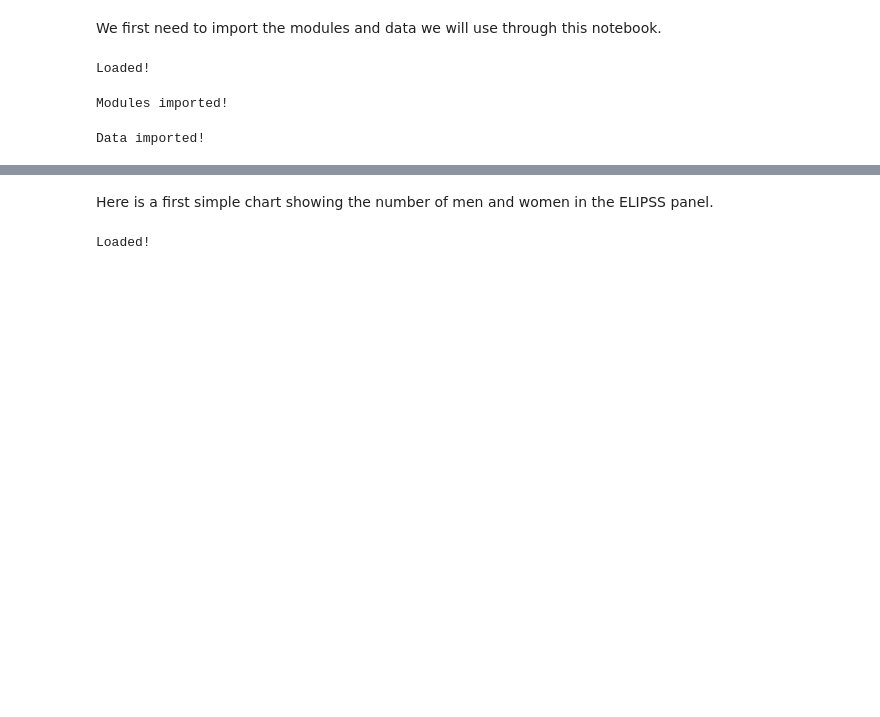
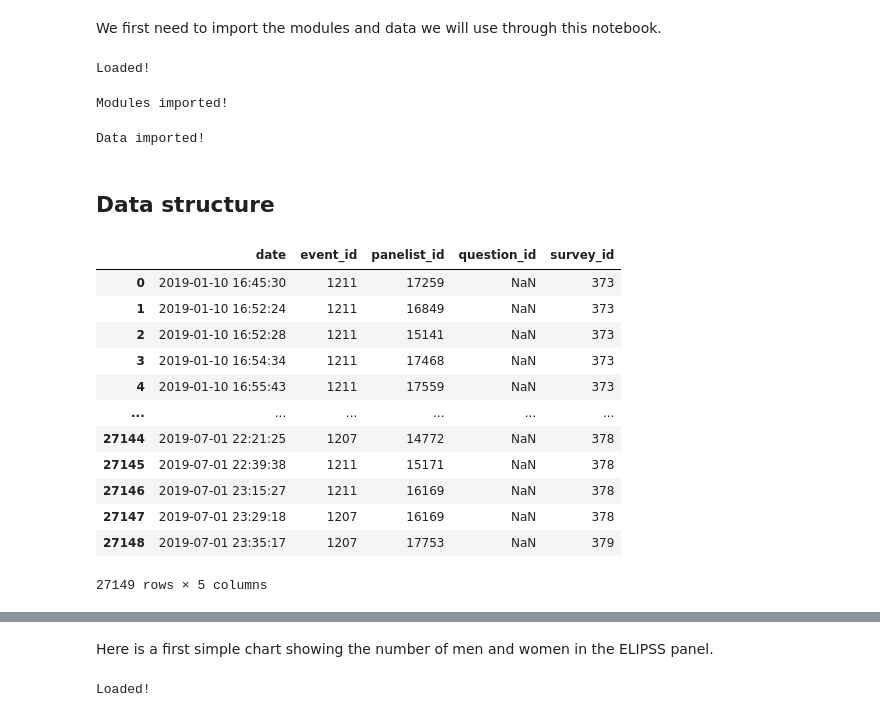
Before and after one commit to CDSP-SCPO/eddi19-workshop, a Jupyter notebook: EDDI19_workshop.ipynb, the cells around one changed output, grey strips where cells are left out. Drawn from its saved outputs; the diff is of its cells as text; code cells hidden in the pictures; blank space fills up the shorter version.

```diff
--- a/EDDI19_workshop.ipynb
+++ b/EDDI19_workshop.ipynb
@@ -53,3 +55,21 @@ surveys = get_df('data/surveys.csv')
 loaded('Data imported!')
 # %% [output]
 Data imported!
+# %% [markdown]
+## Data structure
+# %%
+interactions
+# %% [output]
+|  | date | event_id | panelist_id | question_id | survey_id |
+| 0 | 2019-01-10 16:45:30 | 1211 | 17259 | NaN | 373 |
+| 1 | 2019-01-10 16:52:24 | 1211 | 16849 | NaN | 373 |
+| 2 | 2019-01-10 16:52:28 | 1211 | 15141 | NaN | 373 |
+| 3 | 2019-01-10 16:54:34 | 1211 | 17468 | NaN | 373 |
+| 4 | 2019-01-10 16:55:43 | 1211 | 17559 | NaN | 373 |
+| ... | ... | ... | ... | ... | ... |
+| 27144 | 2019-07-01 22:21:25 | 1207 | 14772 | NaN | 378 |
+| 27145 | 2019-07-01 22:39:38 | 1211 | 15171 | NaN | 378 |
+| 27146 | 2019-07-01 23:15:27 | 1211 | 16169 | NaN | 378 |
+| 27147 | 2019-07-01 23:29:18 | 1207 | 16169 | NaN | 378 |
+| 27148 | 2019-07-01 23:35:17 | 1207 | 17753 | NaN | 379 |
+27149 rows × 5 columns
```
Also changed, not shown: parts of 13 cells of this notebook, 3 other files.
